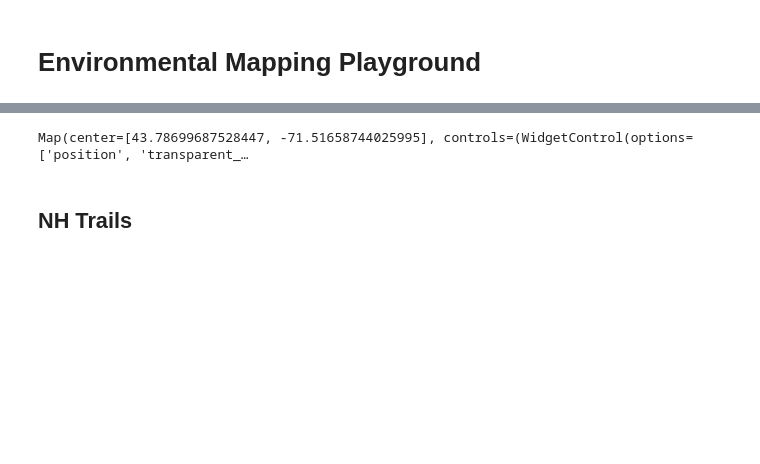
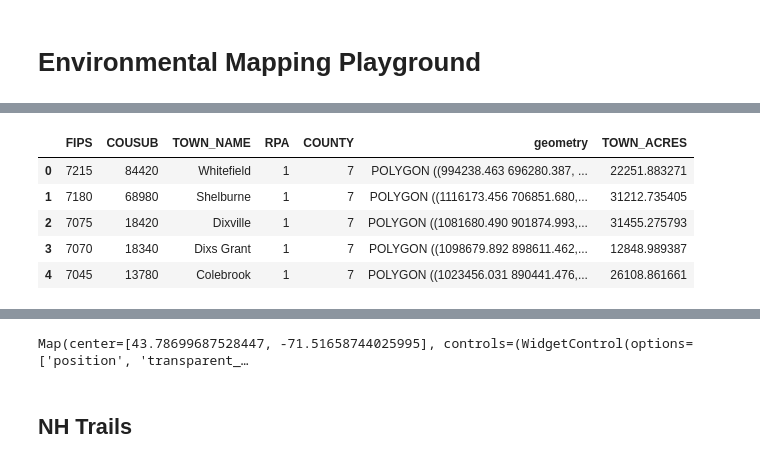
Before and after one commit to HKuz/Environmental_Mapping, a Jupyter notebook: Env_Mapping.ipynb, the cells around one changed output, grey strips where cells are left out. Cells and saved outputs as stored; diff of their text form; code cells hidden in the pictures; blank space fills up the shorter version.

```diff
--- a/Env_Mapping.ipynb
+++ b/Env_Mapping.ipynb
@@ -10,0 +54,2 @@ nh_zoom = 8
+# %%
+pb_poly = pb_poly.to_crs('epsg:3437')
@@ -10,0 +91,29 @@ nh_zoom = 8
+# %%
+cols_to_keep = ['pbpFIPS',
+                'pbpCOUSUB',
+                'pbpNAME',
+                'pbpRPA',
+                'pbpCOUNTY',
+                'geometry']
+
+pb_poly = pb_poly.loc[:, cols_to_keep].copy()
+# %%
+# Clean column names
+pb_poly.columns = ['FIPS',
+                  'COUSUB',
+                  'TOWN_NAME',
+                  'RPA',
+                  'COUNTY',
+                  'geometry']
+# %%
+# Add acreage column
+pb_poly['TOWN_ACRES'] = pb_poly['geometry'].area.apply(sq_ft_to_acres)
+# %%
+pb_poly.head()
+# %% [output]
+|  | FIPS | COUSUB | TOWN_NAME | RPA | COUNTY | geometry | TOWN_ACRES |
+| 0 | 7215 | 84420 | Whitefield | 1 | 7 | POLYGON ((994238.463 696280.387, ... | 22251.883271 |
+| 1 | 7180 | 68980 | Shelburne | 1 | 7 | POLYGON ((1116173.456 706851.680,... | 31212.735405 |
+| 2 | 7075 | 18420 | Dixville | 1 | 7 | POLYGON ((1081680.490 901874.993,... | 31455.275793 |
+| 3 | 7070 | 18340 | Dixs Grant | 1 | 7 | POLYGON ((1098679.892 898611.462,... | 12848.989387 |
+| 4 | 7045 | 13780 | Colebrook | 1 | 7 | POLYGON ((1023456.031 890441.476,... | 26108.861661 |
```
Also changed, not shown: parts of 11 cells of this notebook, 1 other file.
